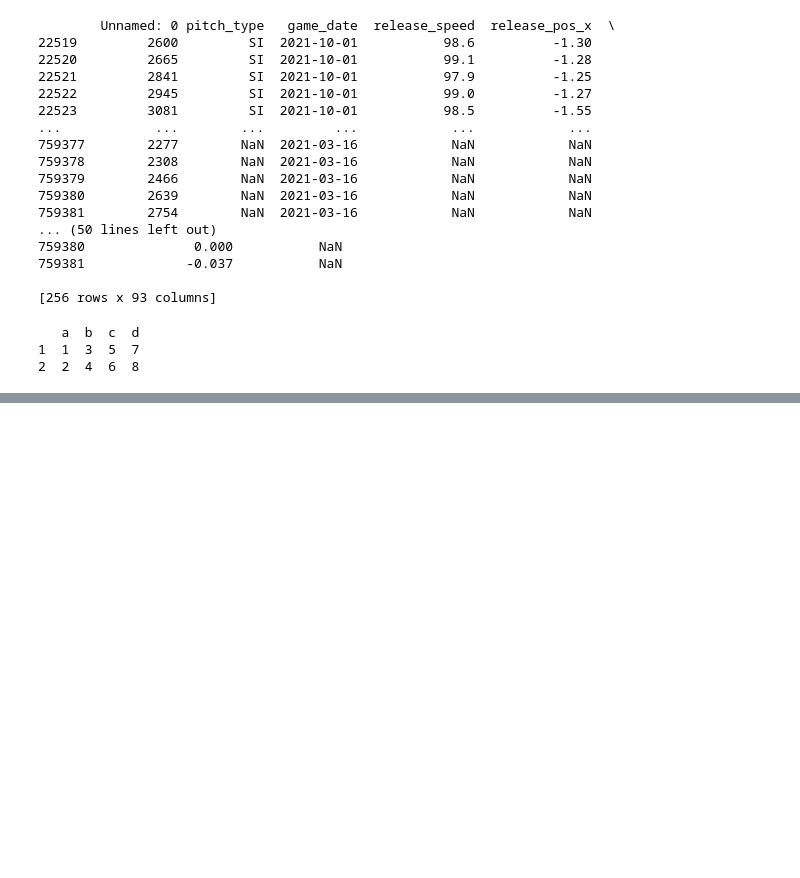
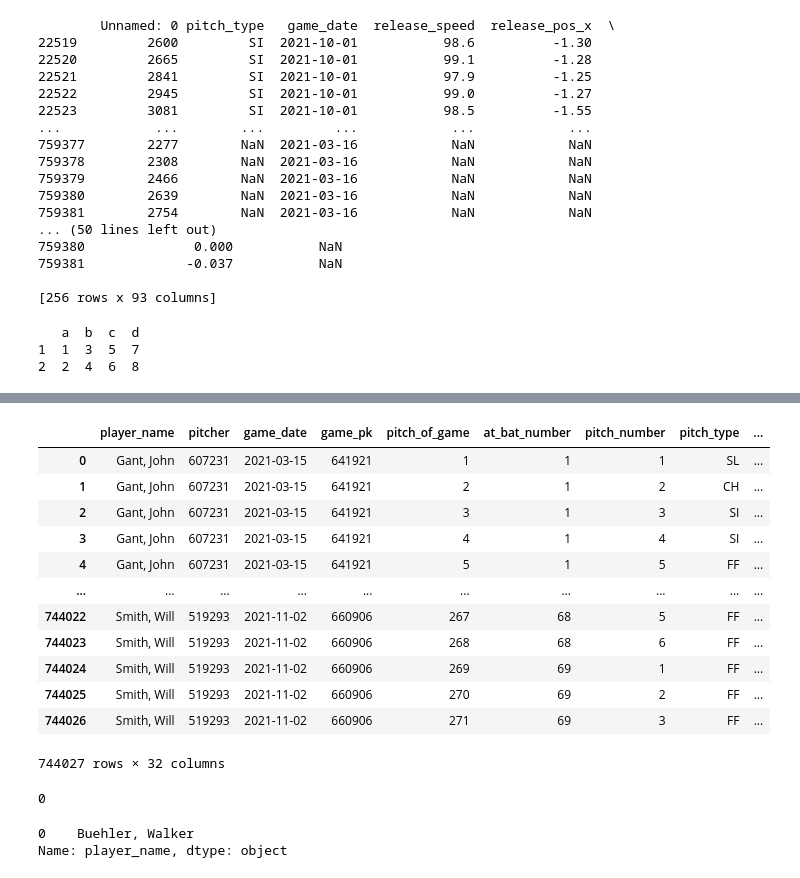
Before and after one commit to lbench/baseball, a Jupyter notebook: exploration.ipynb, the cells around one changed output, grey strips where cells are left out. Saved outputs shown, nothing was run; the diff lists cells and outputs as text; code cells hidden in the pictures; blank space fills up the shorter version.

```diff
--- a/exploration.ipynb
+++ b/exploration.ipynb
@@ -81,0 +100,25 @@ print(x)
+# %%
+df2
+# %% [output]
+|  | player_name | pitcher | game_date | game_pk | pitch_of_game | at_bat_number | pitch_number | pitch_type | ... |
+| 0 | Gant, John | 607231 | 2021-03-15 | 641921 | 1 | 1 | 1 | SL | ... |
+| 1 | Gant, John | 607231 | 2021-03-15 | 641921 | 2 | 1 | 2 | CH | ... |
+| 2 | Gant, John | 607231 | 2021-03-15 | 641921 | 3 | 1 | 3 | SI | ... |
+| 3 | Gant, John | 607231 | 2021-03-15 | 641921 | 4 | 1 | 4 | SI | ... |
+| 4 | Gant, John | 607231 | 2021-03-15 | 641921 | 5 | 1 | 5 | FF | ... |
+| ... | ... | ... | ... | ... | ... | ... | ... | ... | ... |
+| 744022 | Smith, Will | 519293 | 2021-11-02 | 660906 | 267 | 68 | 5 | FF | ... |
+| 744023 | Smith, Will | 519293 | 2021-11-02 | 660906 | 268 | 68 | 6 | FF | ... |
+| 744024 | Smith, Will | 519293 | 2021-11-02 | 660906 | 269 | 69 | 1 | FF | ... |
+| 744025 | Smith, Will | 519293 | 2021-11-02 | 660906 | 270 | 69 | 2 | FF | ... |
+| 744026 | Smith, Will | 519293 | 2021-11-02 | 660906 | 271 | 69 | 3 | FF | ... |
+744027 rows × 32 columns
+# %%
+df2['release_speed'].isna().sum()
+# %% [output]
+0
+# %%
+df2['player_name'].mode()
+# %% [output]
+0    Buehler, Walker
+Name: player_name, dtype: object
```
Also changed, not shown: parts of 4 cells of this notebook, 3 other files.
